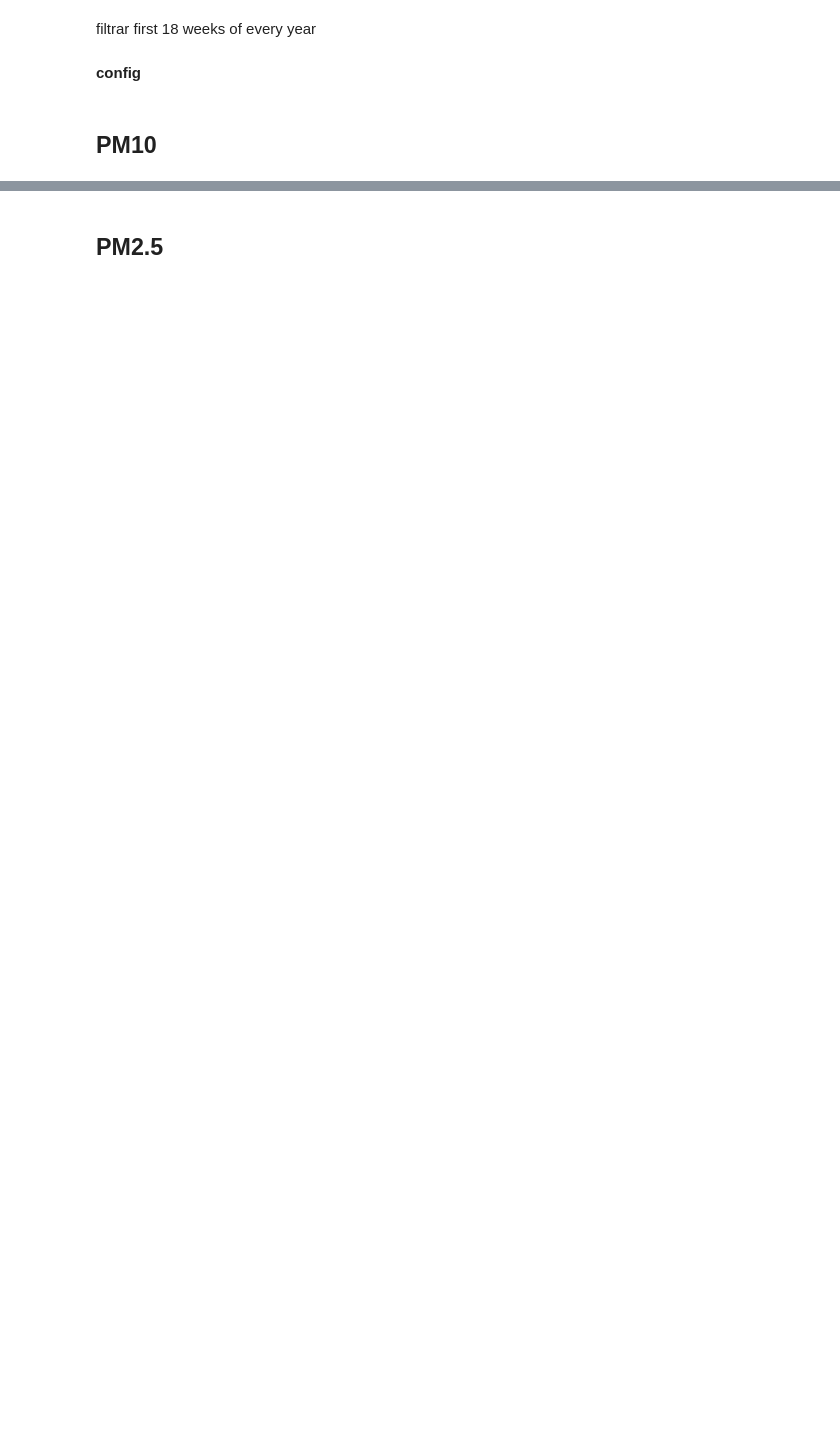
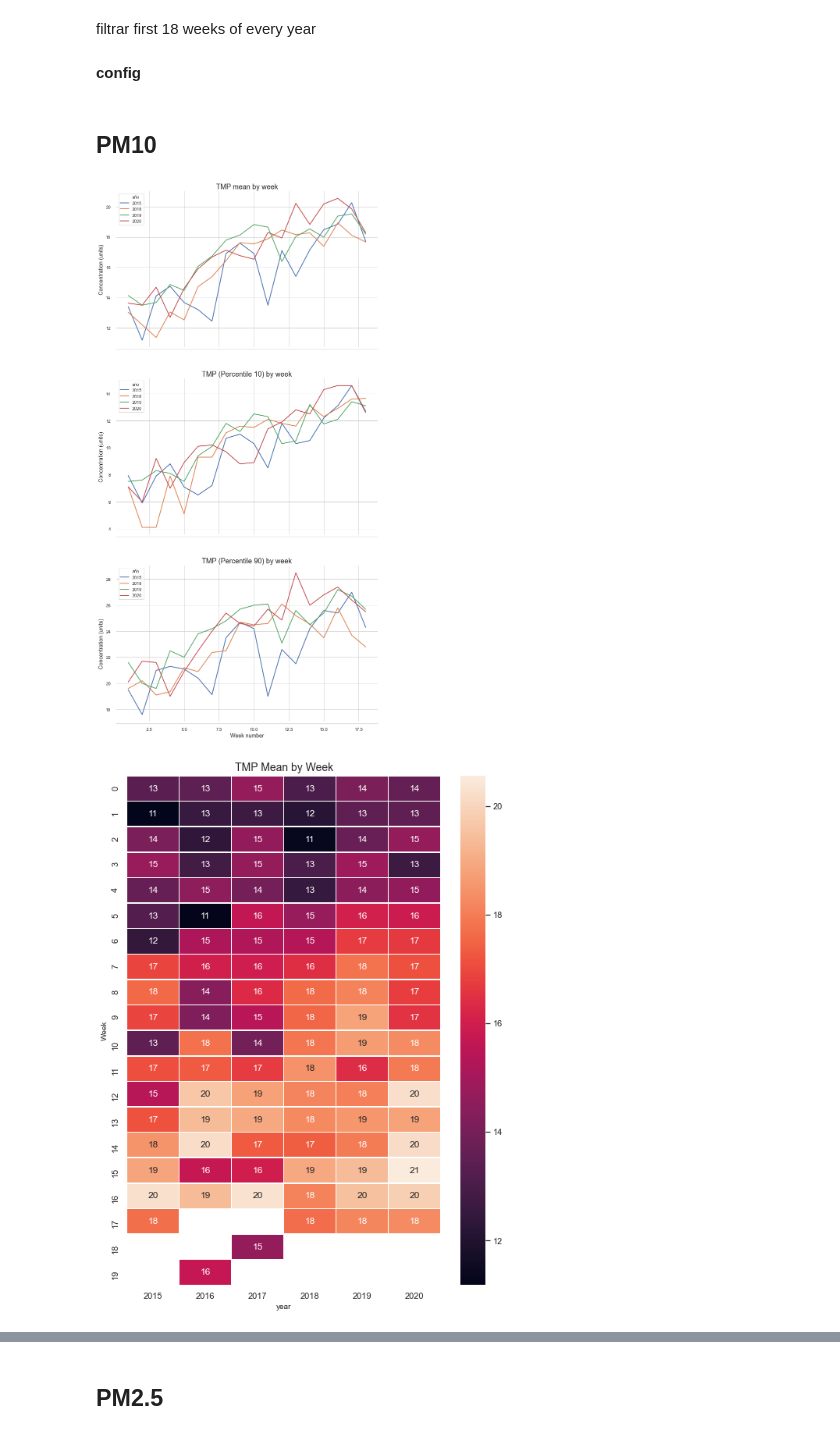
Before and after one commit to DanielBustillos/pollution_COVID_CDMX, a Jupyter notebook: analysis_pollution_level.ipynb, the cells around one changed output, grey strips where cells are left out. Cells and saved outputs as stored; diff of their text form; code cells hidden in the pictures; blank space fills up the shorter version.

```diff
--- a/analysis_pollution_level.ipynb
+++ b/analysis_pollution_level.ipynb
@@ -242,6 +269,13 @@ def plot(contaminante, df):
     ax.set_xlabel('year', fontsize=10)
 # %% [markdown]
 ## PM10
+# %%
+df = df_pm10
+contaminante = 'TMP'
+plot(contaminante='TMP', df=df_tmp)
+# %% [output]
+[figure, added]
+[figure, added]
 # %%
 df = df_pm10
 contaminante = 'PM10'
```
Also changed, not shown: parts of 13 cells of this notebook, 10 other files.
